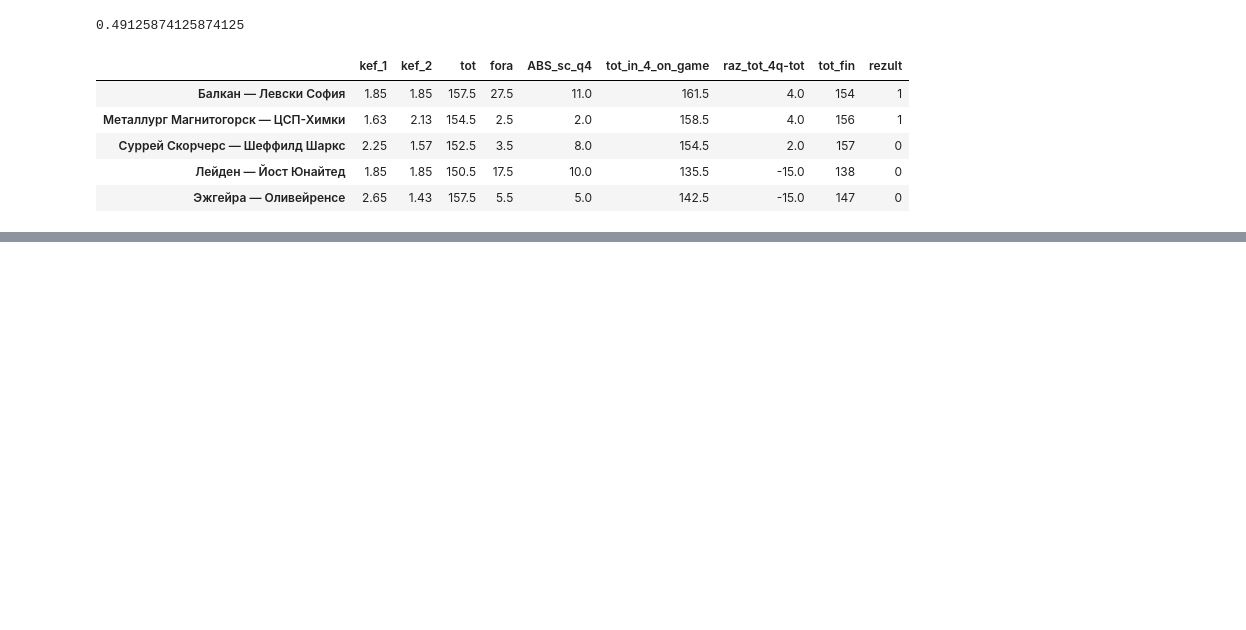
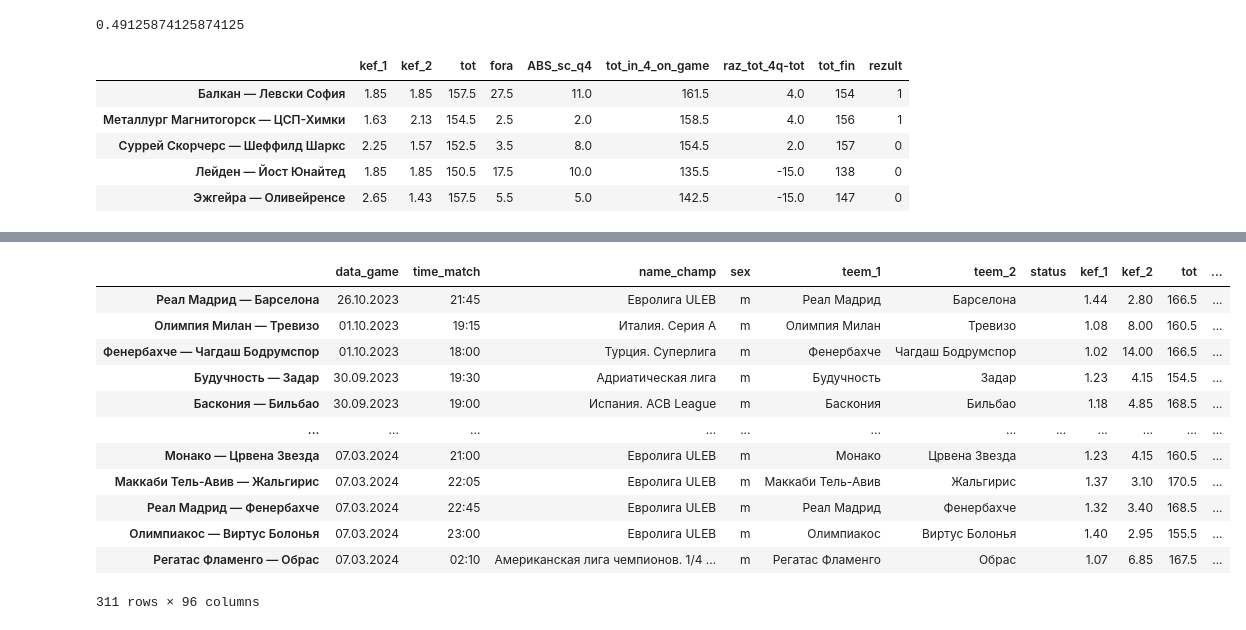
Before and after one commit to madog8/test_1, a Jupyter notebook: Basket_test.ipynb, the cells around one changed output, grey strips where cells are left out. Cells and saved outputs as stored; diff of their text form; code cells hidden in the pictures; blank space fills up the shorter version.

```diff
--- a/Basket_test.ipynb
+++ b/Basket_test.ipynb
@@ -269,0 +304,2 @@ df1.head()
+# %%
+df.insert(df.columns.get_loc('teem_2') + 1, 'status', '')
@@ -269,0 +326,16 @@ df1.head()
+# %%
+df[df['teem_1'].isin(df['teem_1'].value_counts().head(20).index)]
+# %% [output]
+|  | data_game | time_match | name_champ | sex | teem_1 | teem_2 | status | kef_1 | kef_2 | tot | ... |
+| Реал Мадрид — Барселона | 26.10.2023 | 21:45 | Евролига ULEB | m | Реал Мадрид | Барселона |  | 1.44 | 2.80 | 166.5 | ... |
+| Олимпия Милан — Тревизо | 01.10.2023 | 19:15 | Италия. Серия А | m | Олимпия Милан | Тревизо |  | 1.08 | 8.00 | 160.5 | ... |
+| Фенербахче — Чагдаш Бодрумспор | 01.10.2023 | 18:00 | Турция. Суперлига | m | Фенербахче | Чагдаш Бодрумспор |  | 1.02 | 14.00 | 166.5 | ... |
+| Будучность — Задар | 30.09.2023 | 19:30 | Адриатическая лига | m | Будучность | Задар |  | 1.23 | 4.15 | 154.5 | ... |
+| Баскония — Бильбао | 30.09.2023 | 19:00 | Испания. ACB League | m | Баскония | Бильбао |  | 1.18 | 4.85 | 168.5 | ... |
+| ... | ... | ... | ... | ... | ... | ... | ... | ... | ... | ... | ... |
+| Монако — Црвена Звезда | 07.03.2024 | 21:00 | Евролига ULEB | m | Монако | Црвена Звезда |  | 1.23 | 4.15 | 160.5 | ... |
+| Маккаби Тель-Авив — Жальгирис | 07.03.2024 | 22:05 | Евролига ULEB | m | Маккаби Тель-Авив | Жальгирис |  | 1.37 | 3.10 | 170.5 | ... |
+| Реал Мадрид — Фенербахче | 07.03.2024 | 22:45 | Евролига ULEB | m | Реал Мадрид | Фенербахче |  | 1.32 | 3.40 | 168.5 | ... |
+| Олимпиакос — Виртус Болонья | 07.03.2024 | 23:00 | Евролига ULEB | m | Олимпиакос | Виртус Болонья |  | 1.40 | 2.95 | 155.5 | ... |
+| Регатас Фламенго — Обрас | 07.03.2024 | 02:10 | Американская лига чемпионов. 1/4 ... | m | Регатас Фламенго | Обрас |  | 1.07 | 6.85 | 167.5 | ... |
+311 rows × 96 columns
```
Also changed, not shown: parts of 20 cells of this notebook.
